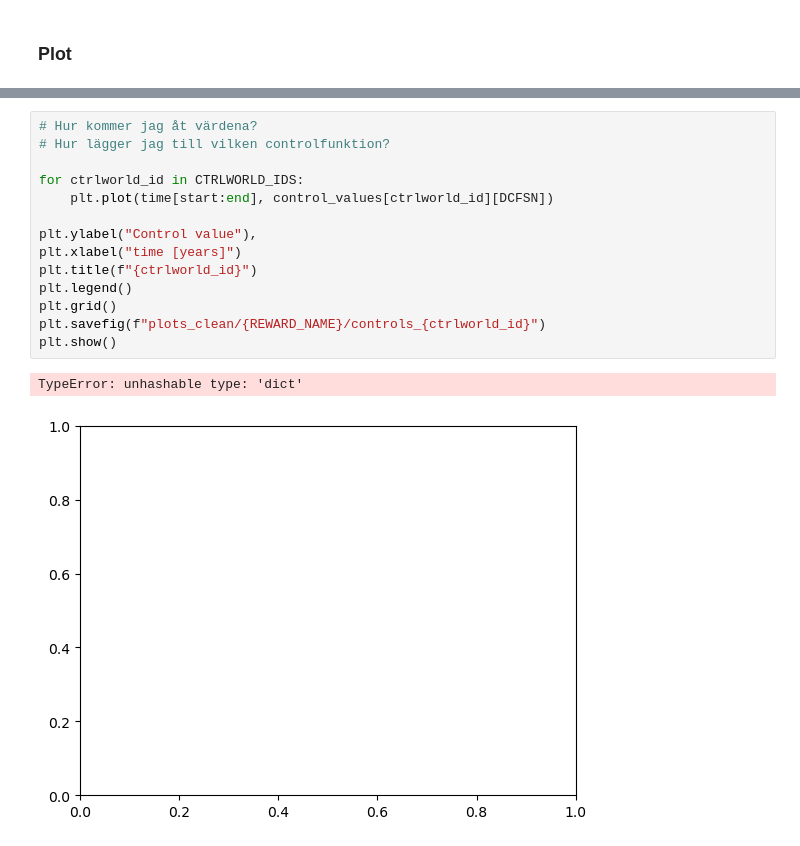
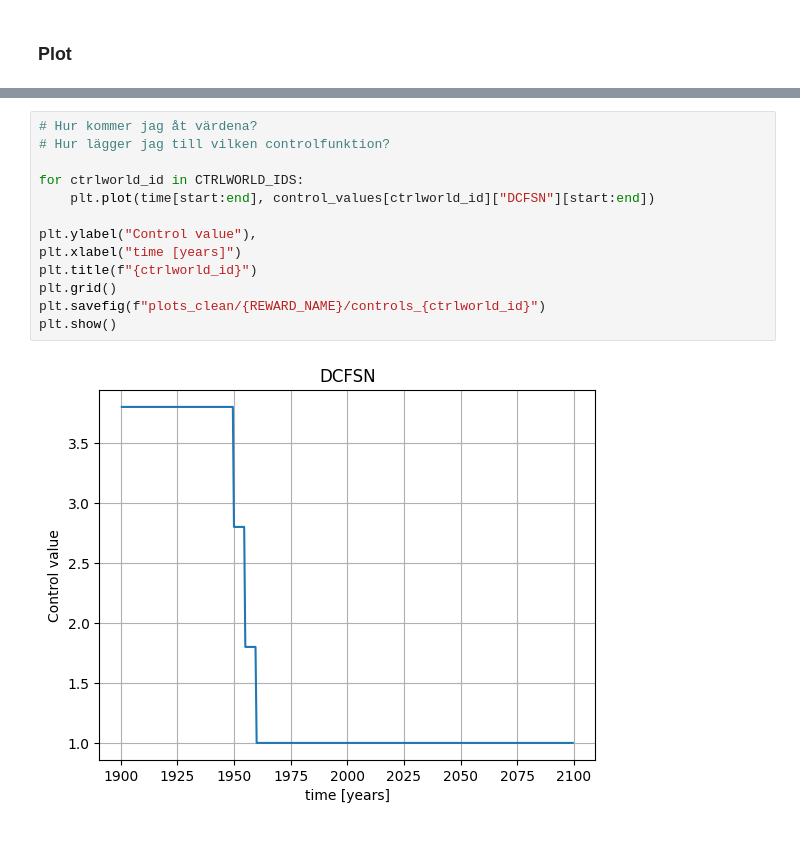
Before and after one commit to orsvik/PyWorld3-03-control, a Jupyter notebook: plotter.ipynb, the cells around one changed output, grey strips where cells are left out. Saved outputs shown, nothing was run; the diff lists cells and outputs as text.

```diff
--- a/plotter.ipynb
+++ b/plotter.ipynb
@@ -238,19 +232,17 @@ plt.show()
 # %%
 # Hur kommer jag åt värdena?
 # Hur lägger jag till vilken controlfunktion?
 
 for ctrlworld_id in CTRLWORLD_IDS:
-    plt.plot(time[start:end], control_values[ctrlworld_id][DCFSN])
+    plt.plot(time[start:end], control_values[ctrlworld_id]["DCFSN"][start:end])
 
 plt.ylabel("Control value"),
 plt.xlabel("time [years]")
 plt.title(f"{ctrlworld_id}")
-plt.legend()
 plt.grid()
 plt.savefig(f"plots_clean/{REWARD_NAME}/controls_{ctrlworld_id}")
 plt.show()
 # %% [output]
-TypeError: unhashable type: 'dict'
-[figure, old version]
+[figure, new version]
 # %%
 
```
Also changed, not shown: parts of 14 cells of this notebook, 4 other files.
